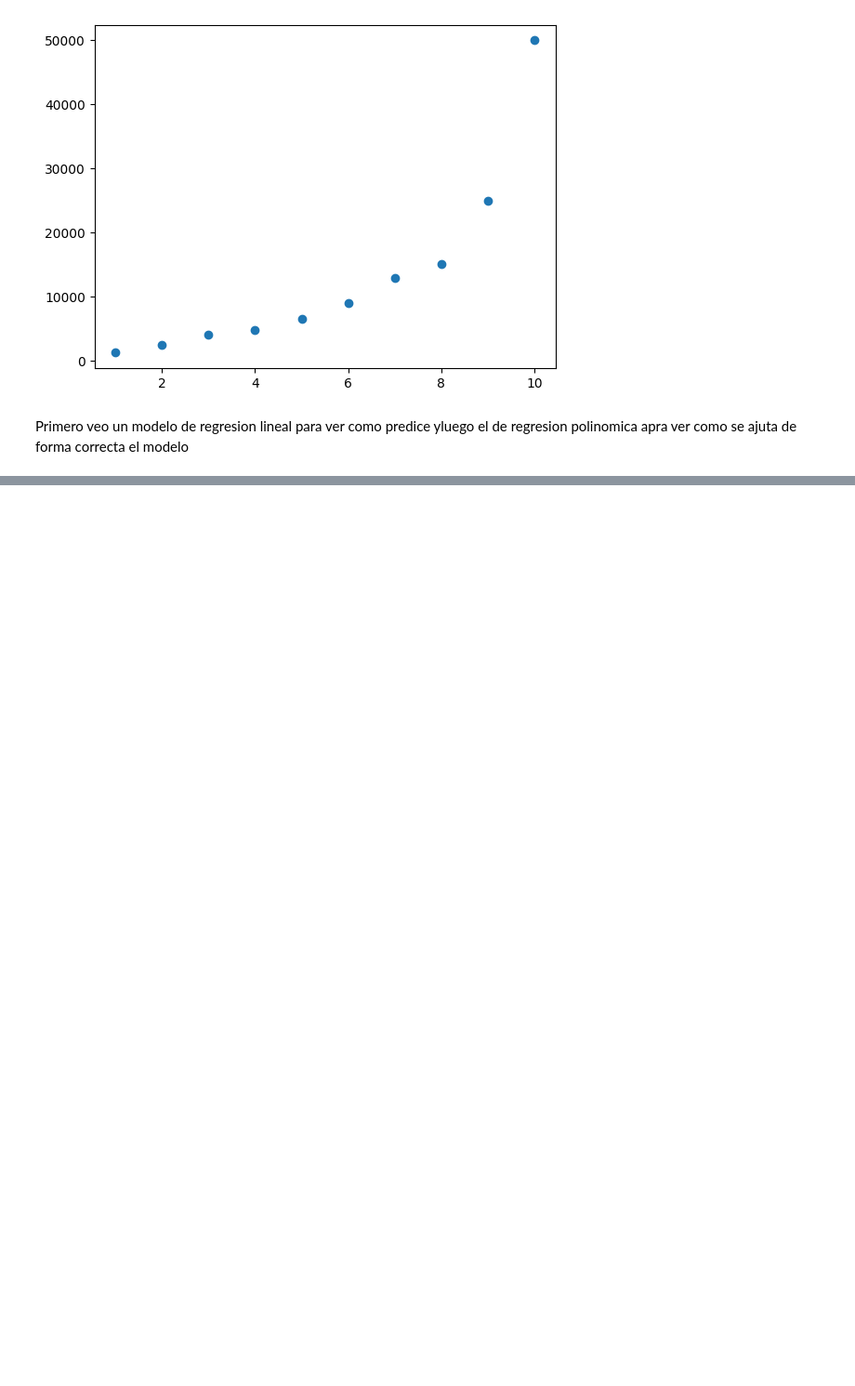
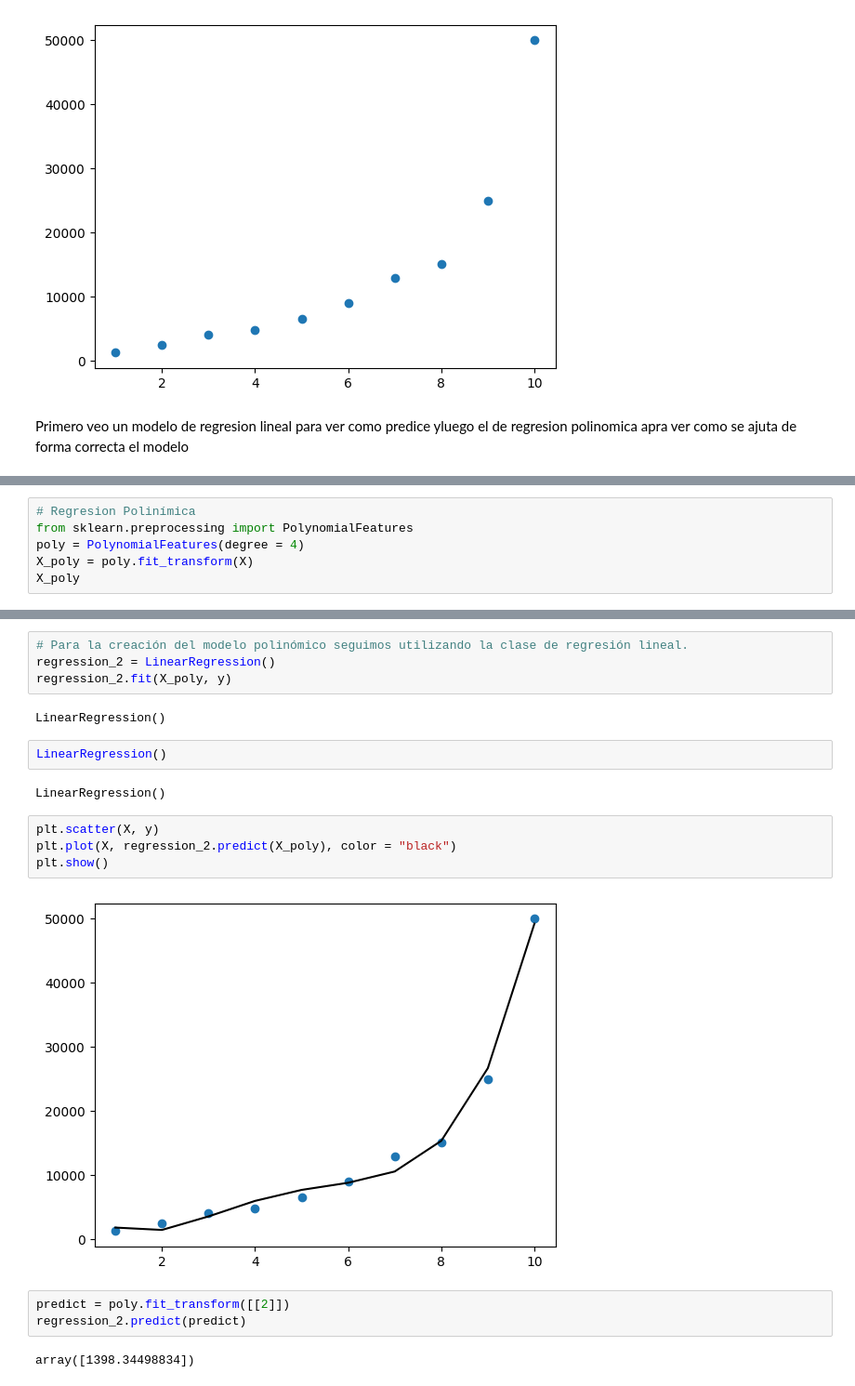
Before and after one commit to RogerRamosAW/Machine-Learning-Algoritmos, a Jupyter notebook: Regresion/Regresion_Polinomica.ipynb, the cells around one changed output, grey strips where cells are left out. Shown: that part at 93% size. Drawn from its saved outputs; the diff is of its cells as text; blank space fills up the shorter version.

```diff
--- a/Regresion/Regresion_Polinomica.ipynb
+++ b/Regresion/Regresion_Polinomica.ipynb
@@ -86,0 +95,6 @@ y = data.iloc[-1]
+# %%
+# Regresion Polinímica
+from sklearn.preprocessing import PolynomialFeatures
+poly = PolynomialFeatures(degree = 4)
+X_poly = poly.fit_transform(X)
+X_poly
@@ -86,0 +112,21 @@ y = data.iloc[-1]
+# %%
+# Para la creación del modelo polinómico seguimos utilizando la clase de regresión lineal.
+regression_2 = LinearRegression()
+regression_2.fit(X_poly, y)
+# %% [output]
+LinearRegression()
+# %%
+LinearRegression()
+# %% [output]
+LinearRegression()
+# %%
+plt.scatter(X, y)
+plt.plot(X, regression_2.predict(X_poly), color = "black")
+plt.show()
+# %% [output]
+[figure, added]
+# %%
+predict = poly.fit_transform([[2]])
+regression_2.predict(predict)
+# %% [output]
+array([1398.34498834])
```
Also changed, not shown: parts of 10 cells of this notebook, 2 other files.
